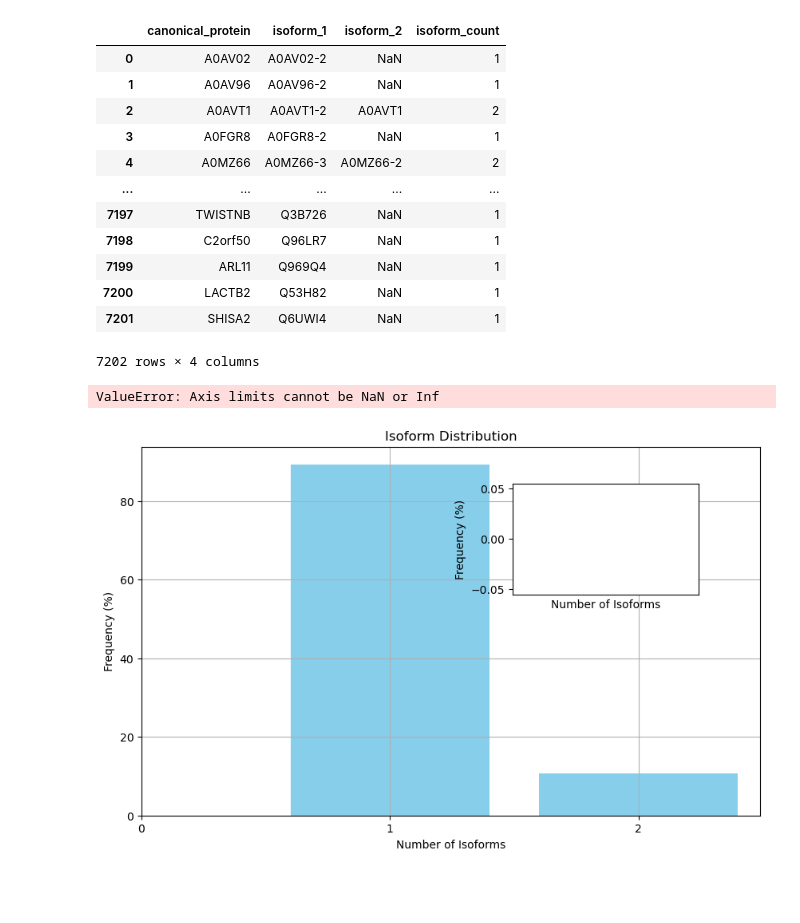
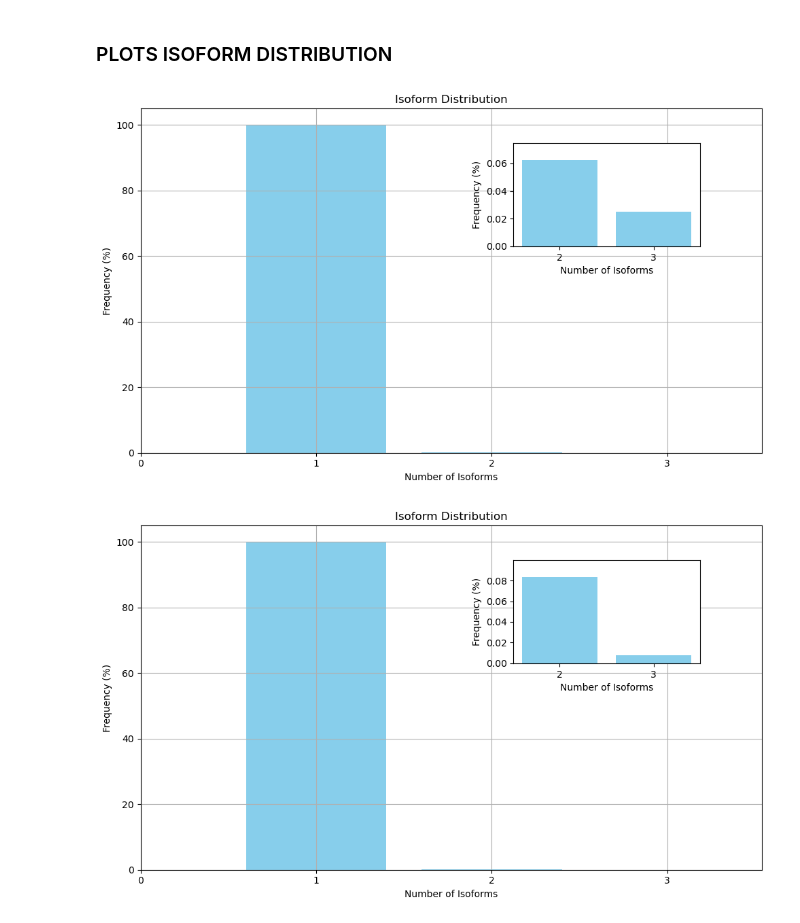
Before and after one commit to gabbe0419/Exploring-cell-interactome, a Jupyter notebook: awooga.ipynb, the cells around one changed output. Drawn from its saved outputs; the diff is of its cells as text; code cells hidden in the pictures; blank space fills up the shorter version.

Commit message:
isoformanalysen fungerar igen. Läsbar? eh sådär

```diff
--- a/awooga.ipynb
+++ b/awooga.ipynb
@@ -15,2 +19,2 @@ interaction_data = Intermediate(
 # %%
-iso_lib = FastaToDF("Data/UP000005640_9606_additional.fasta").fasta
+iso_lib = FastaToDF.read_fasta("Data/UP000005640_9606_additional.fasta")
@@ -17,6 +23,8 @@ iso_lib = FastaToDF("Data/UP000005640_9606_additional.fasta").fasta
 # %%
 data_293T = interaction_data.unique_293T
 data_HCT116 = interaction_data.unique_HCT116
+data_shared = interaction_data.shared
 isoforms_293T, index_293T = IsoformAnalyzer.get_dataset_count(data_293T, iso_lib)
 isoforms_HCT116, index_HCT116 = IsoformAnalyzer.get_dataset_count(data_HCT116, iso_lib)
+isoforms_shared, _ = IsoformAnalyzer.get_dataset_count(data_shared, iso_lib)
 # %% [output]
@@ -30,21 +40,10 @@ proteins_uppi = IsoformAnalyzer.isoform_count(index_uppi)
-# %%
-proteins_uppi
-# %% [output]
-|  | canonical_protein | isoform_1 | isoform_2 | isoform_count |
-| 0 | A0AV02 | A0AV02-2 | NaN | 1 |
-| 1 | A0AV96 | A0AV96-2 | NaN | 1 |
-| 2 | A0AVT1 | A0AVT1-2 | A0AVT1 | 2 |
-| 3 | A0FGR8 | A0FGR8-2 | NaN | 1 |
-| 4 | A0MZ66 | A0MZ66-3 | A0MZ66-2 | 2 |
-| ... | ... | ... | ... | ... |
-| 7197 | TWISTNB | Q3B726 | NaN | 1 |
-| 7198 | C2orf50 | Q96LR7 | NaN | 1 |
-| 7199 | ARL11 | Q969Q4 | NaN | 1 |
-| 7200 | LACTB2 | Q53H82 | NaN | 1 |
-| 7201 | SHISA2 | Q6UWI4 | NaN | 1 |
-7202 rows × 4 columns
-# %%
-IsoformAnalyzer.isoform_distribution(proteins_uppi)
-# %% [output]
-ValueError: Axis limits cannot be NaN or Inf
-[figure, removed]
+# %% [markdown]
+### PLOTS ISOFORM DISTRIBUTION
+# %%
+IsoformAnalyzer.isoform_distribution(isoforms_HCT116)
+IsoformAnalyzer.isoform_distribution(isoforms_293T)
+IsoformAnalyzer.isoform_distribution(isoforms_shared)
+IsoformAnalyzer.isoform_distribution(proteins_uppi)
+# %% [output]
+[figure, added]
+[figure, added]
```
Also changed, not shown: parts of 9 cells of this notebook, 4 other files.
